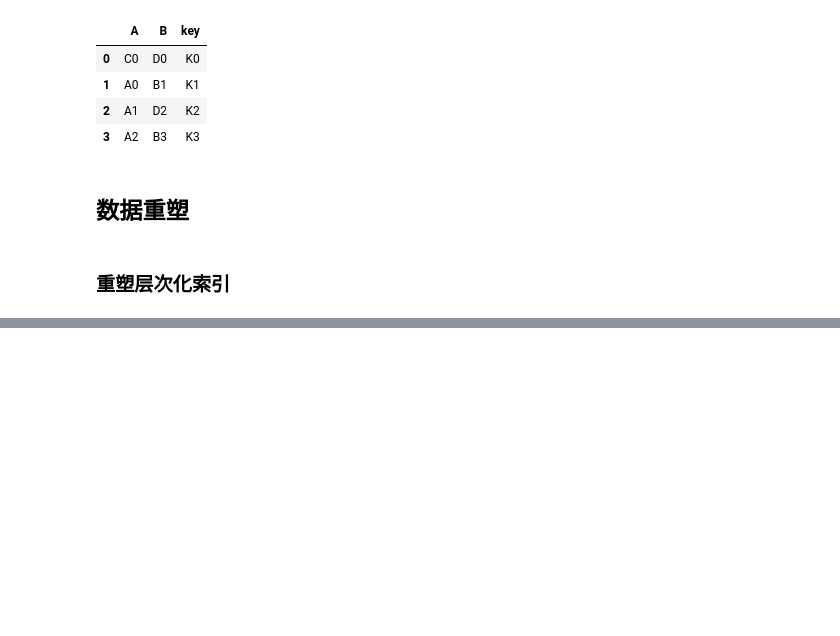
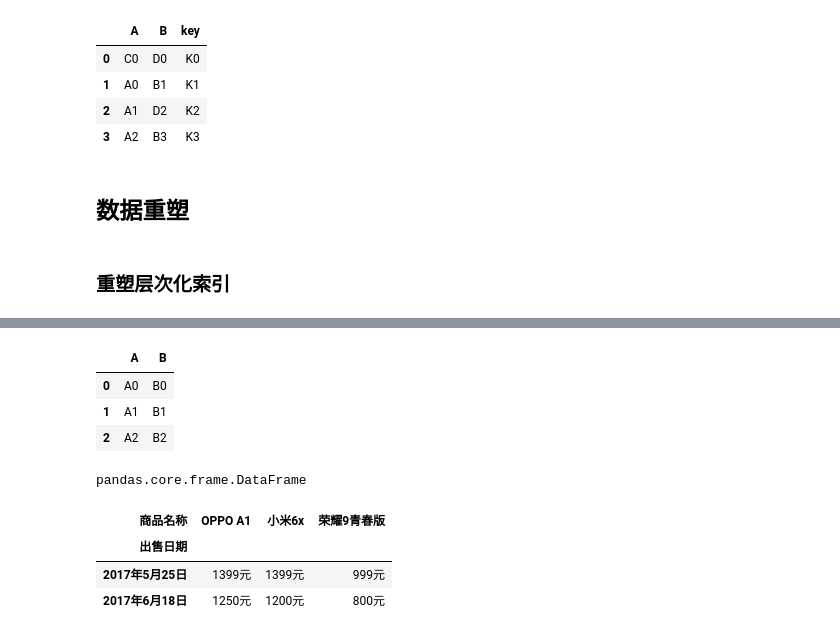
Before and after one commit to weishuotan/python_for_data_analysis, a Jupyter notebook: experiment数据预处理.ipynb, the cells around one changed output, grey strips where cells are left out. Drawn from its saved outputs; the diff is of its cells as text; code cells hidden in the pictures; blank space fills up the shorter version.

```diff
--- a/experiment数据预处理.ipynb
+++ b/experiment数据预处理.ipynb
@@ -642,0 +666,25 @@ left7.combine_first(right7)
+# %%
+ans
+# %% [output]
+|  | A | B |
+| 0 | A0 | B0 |
+| 1 | A1 | B1 |
+| 2 | A2 | B2 |
+# %%
+type(ans)
+# %% [output]
+pandas.core.frame.DataFrame
+# %%
+df =  pd.DataFrame({'商品名称': ['荣耀9青春版','小米6x','OPPO A1',
+                   '荣耀9青春版','小米6x','OPPO A1'],
+                   '出售日期': ['2017年5月25日', '2017年5月25日',
+                   '2017年5月25日','2017年6月18日',
+                   '2017年6月18日', '2017年6月18日'],
+                   '价格': ['999元', '1399元', '1399元',
+                   '800元', '1200元', '1250元']})
+df.pivot(index='出售日期', columns='商品名称', values='价格')
+# %% [output]
+| 商品名称 | OPPO A1 | 小米6x | 荣耀9青春版 |
+| 出售日期 |  |  |  |
+| 2017年5月25日 | 1399元 | 1399元 | 999元 |
+| 2017年6月18日 | 1250元 | 1200元 | 800元 |
```
Also changed, not shown: parts of 10 cells of this notebook.
